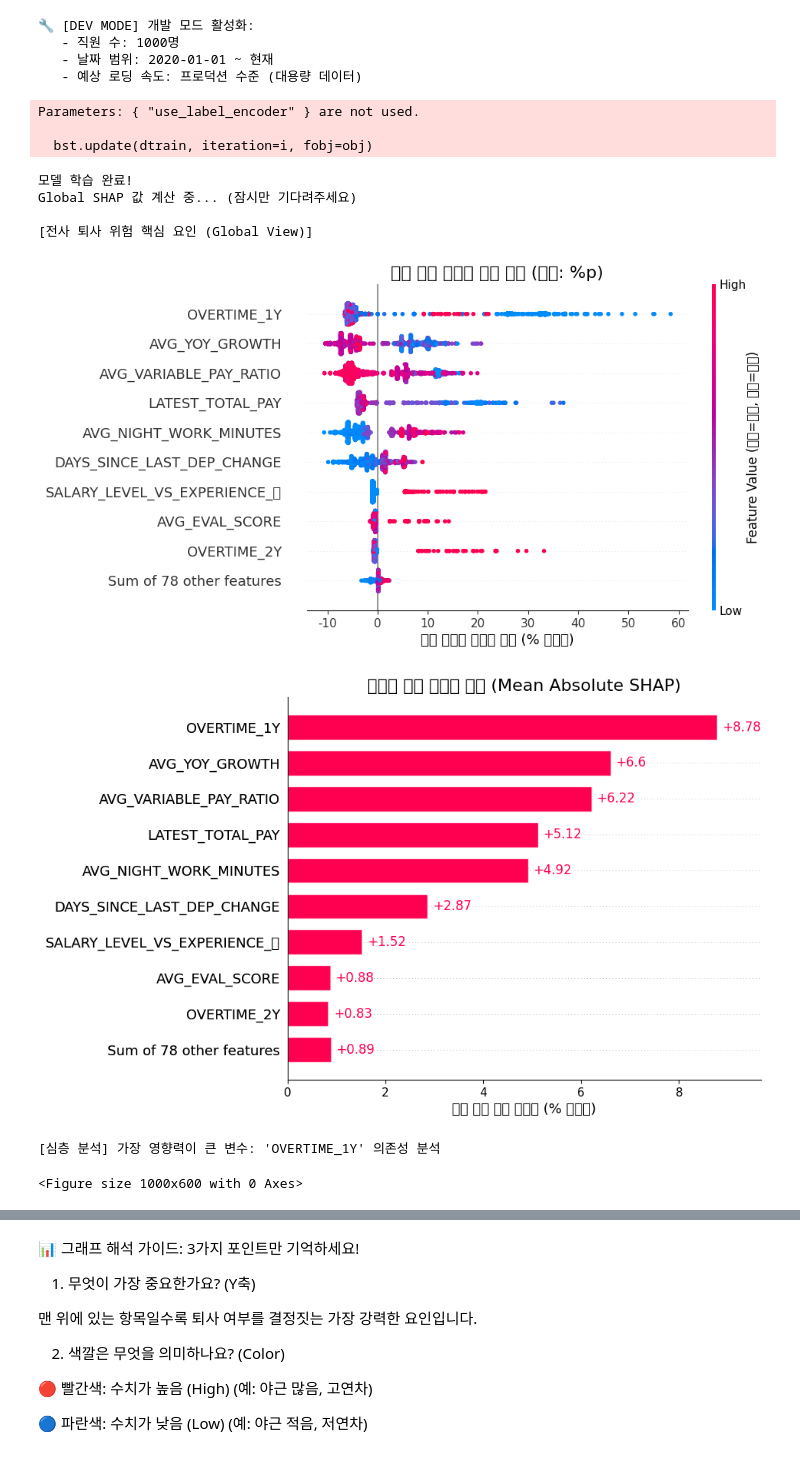
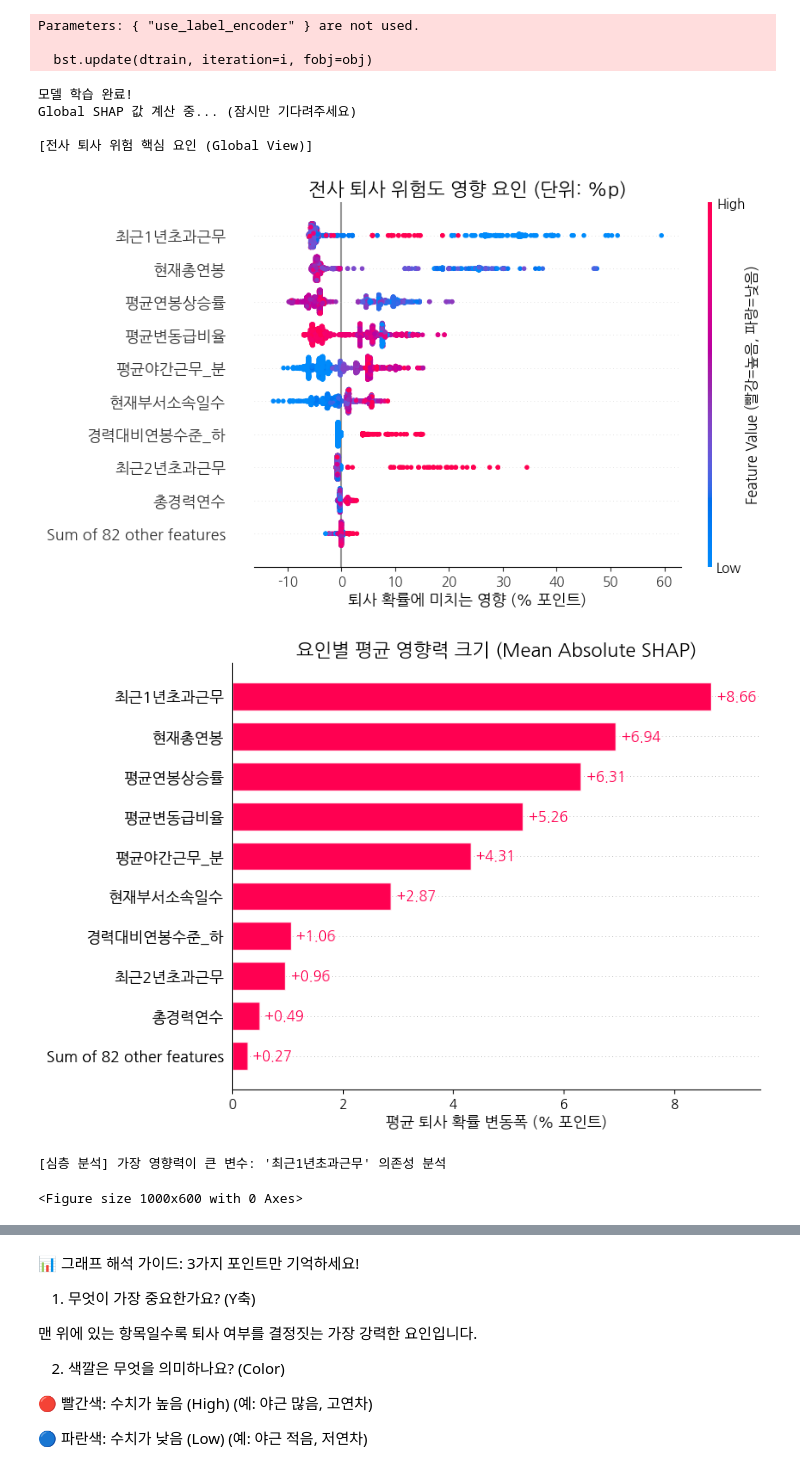
Before and after one commit to HRA-1/preto-2, a Jupyter notebook: notebooks/tables/test_ml_shap_global.ipynb, the cells around one changed output, grey strips where cells are left out. Cells and saved outputs as stored; diff of their text form; code cells hidden in the pictures.

```diff
--- a/notebooks/tables/test_ml_shap_global.ipynb
+++ b/notebooks/tables/test_ml_shap_global.ipynb
@@ -28,13 +28,13 @@ plt.rcParams['axes.unicode_minus'] = False
 
 # 데이터 타입 정리
 for col in master_df_encoded.columns:
-    if master_df_encoded[col].dtype == 'object' and col not in ['EMP_ID', 'CURRENT_EMP_YN', 'IS_LEAVER']:
+    if master_df_encoded[col].dtype == 'object' and col not in ['사번', '재직여부', '퇴사자여부']:
         master_df_encoded[col] = pd.to_numeric(master_df_encoded[col], errors='coerce')
 master_df_encoded.fillna(master_df_encoded.median(numeric_only=True), inplace=True)
 
 # --- 3. 데이터 비율 9:1 조정 ---
-df_leavers = master_df_encoded[master_df_encoded['IS_LEAVER'] == 1]
-df_active = master_df_encoded[master_df_encoded['IS_LEAVER'] == 0]
+df_leavers = master_df_encoded[master_df_encoded['퇴사자여부'] == 1]
+df_active = master_df_encoded[master_df_encoded['퇴사자여부'] == 0]
 
 n_leavers = len(df_leavers)
 n_required_active = n_leavers * 6
@@ -43,11 +43,11 @@ n_required_active = n_leavers * 6
 df_active_oversampled = df_active.sample(n=n_required_active, replace=True, random_state=42)
 balanced_df = pd.concat([df_leavers, df_active_oversampled], axis=0).sample(frac=1, random_state=42).reset_index(drop=True)
 
-drop_cols = ['EMP_ID', 'CURRENT_EMP_YN', 'IS_LEAVER']
+drop_cols = ['사번', '재직여부', '퇴사자여부']
 feature_cols = [col for col in balanced_df.columns if col not in drop_cols]
 
 X_train = balanced_df[feature_cols].astype(float)
-y_train = balanced_df['IS_LEAVER'].astype(float)
+y_train = balanced_df['퇴사자여부'].astype(float)
 
 # --- 4. 모델 학습 (가중치 10만 적용) ---
 weight_ratio = 50  # (6:1 불균형을 상쇄할 만큼의 힘)
@@ -108,44 +108,40 @@ plt.xlabel("평균 퇴사 확률 변동폭 (% 포인트)")
 plt.show()
 
 # =============================================================================
 # 🎨 [추가] SHAP Dependence Plot (Partial Dependence Plot 대체)
 # =============================================================================
 # 가장 중요한 변수(Top 1)를 자동으로 찾아서 상세 분석 그래프를 그립니다.
 # (Y축: 해당 변수가 퇴사 확률을 얼마나 높이고 낮췄는지 보여줌)
 
 # 1. 가장 중요한 변수 이름 찾기
 # (평균 절대 SHAP 값이 가장 큰 변수)
 top_feature_idx = np.abs(shap_values_global.values).mean(0).argmax()
 top_feature_name = shap_values_global.feature_names[top_feature_idx]
 
 print(f"\n[심층 분석] 가장 영향력이 큰 변수: '{top_feature_name}' 의존성 분석")
 
 # 2. Dependence Plot 그리기
 # color=shap_values_global은 자동으로 상호작용(Interaction)이 강한 다른 변수로 색상을 입혀줍니다.
 plt.figure(figsize=(10, 6))
 shap.plots.scatter(
     shap_values_global[:, top_feature_name],
     color=shap_values_global,
     show=False
 )
 
 plt.title(f"[{top_feature_name}] 값에 따른 퇴사 확률 변화", fontsize=16)
 plt.ylabel("퇴사 확률 영향도 (% 포인트)")
 plt.grid(True, alpha=0.3)
 plt.show()
 # %% [output]
-🔧 [DEV MODE] 개발 모드 활성화:
-   - 직원 수: 1000명
-   - 날짜 범위: 2020-01-01 ~ 현재
-   - 예상 로딩 속도: 프로덕션 수준 (대용량 데이터)
+Parameters: { "use_label_encoder" } are not used.
+
+  bst.update(dtrain, iteration=i, fobj=obj)
-Parameters: { "use_label_encoder" } are not used.
+모델 학습 완료!
+Global SHAP 값 계산 중... (잠시만 기다려주세요)
 
-  bst.update(dtrain, iteration=i, fobj=obj)
+[전사 퇴사 위험 핵심 요인 (Global View)]
-모델 학습 완료!
-Global SHAP 값 계산 중... (잠시만 기다려주세요)
-
-[전사 퇴사 위험 핵심 요인 (Global View)]
-[figure, old version]
+[figure, new version]
-[figure, old version]
+[figure, new version]
+[심층 분석] 가장 영향력이 큰 변수: '최근1년초과근무' 의존성 분석
-[심층 분석] 가장 영향력이 큰 변수: 'OVERTIME_1Y' 의존성 분석
+<Figure size 1000x600 with 0 Axes>
-<Figure size 1000x600 with 0 Axes>
```
Also changed, not shown: parts of 1 cell of this notebook, 2 other files.
